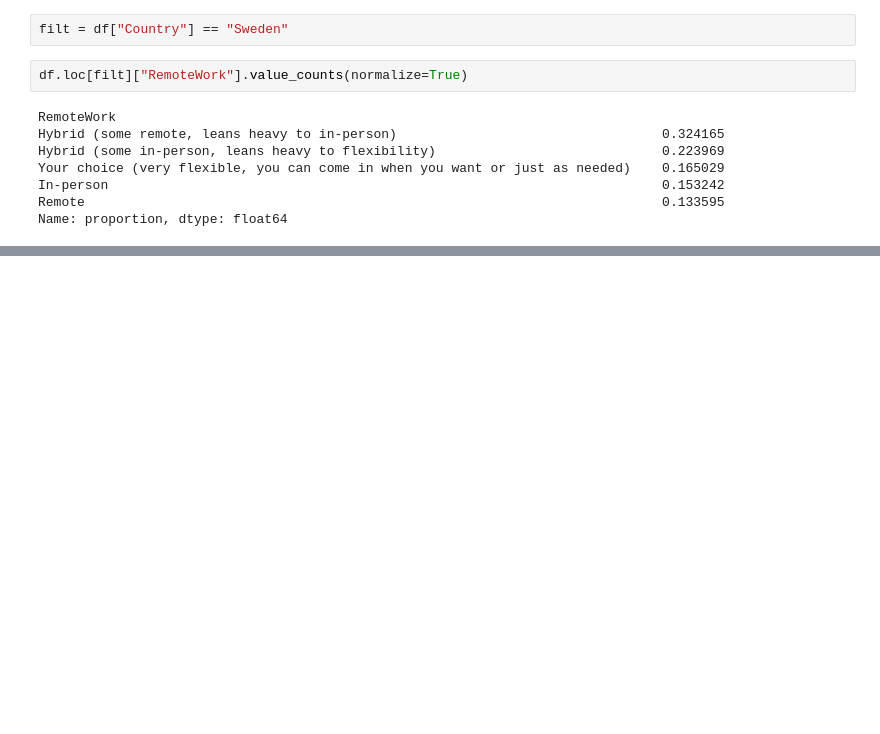
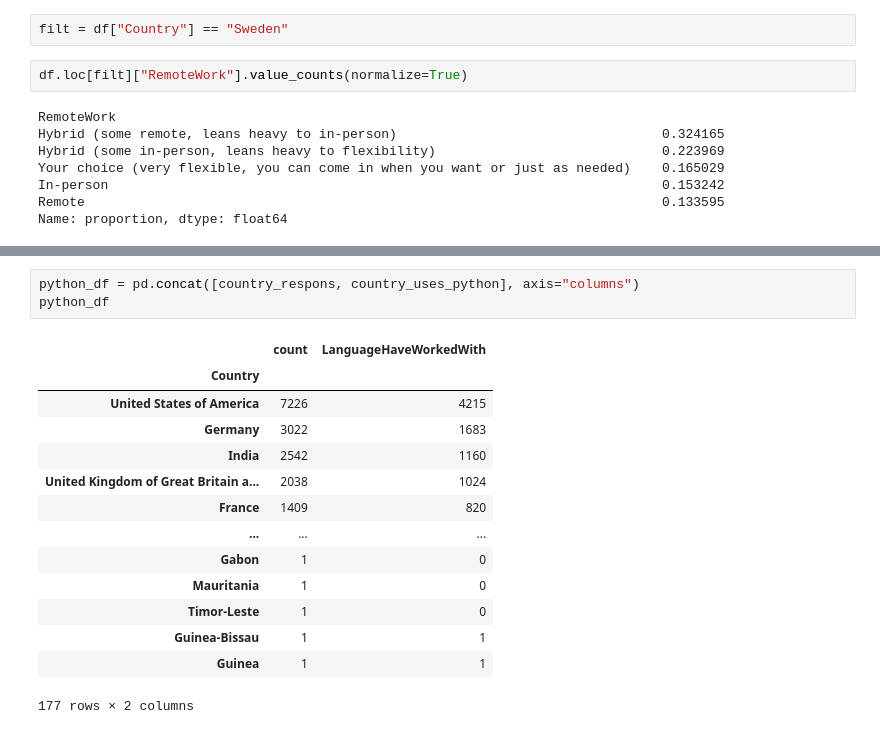
Before and after one commit to marx126/Databehandling-IAN-GAGLIARDI, a Jupyter notebook: Exercises/Stack Overflow exercise/Pandas Demo.ipynb, the cells around one changed output, grey strips where cells are left out. Saved outputs shown, nothing was run; the diff lists cells and outputs as text; blank space fills up the shorter version.

```diff
--- a/Exercises/Stack Overflow exercise/Pandas Demo.ipynb
+++ b/Exercises/Stack Overflow exercise/Pandas Demo.ipynb
@@ -680,0 +783,18 @@ Name: proportion, dtype: float64
+# %%
+python_df = pd.concat([country_respons, country_uses_python], axis="columns")
+python_df
+# %% [output]
+|  | count | LanguageHaveWorkedWith |
+| Country |  |  |
+| United States of America | 7226 | 4215 |
+| Germany | 3022 | 1683 |
+| India | 2542 | 1160 |
+| United Kingdom of Great Britain a... | 2038 | 1024 |
+| France | 1409 | 820 |
+| ... | ... | ... |
+| Gabon | 1 | 0 |
+| Mauritania | 1 | 0 |
+| Timor-Leste | 1 | 0 |
+| Guinea-Bissau | 1 | 1 |
+| Guinea | 1 | 1 |
+177 rows × 2 columns
```
Also changed, not shown: parts of 12 cells of this notebook.
